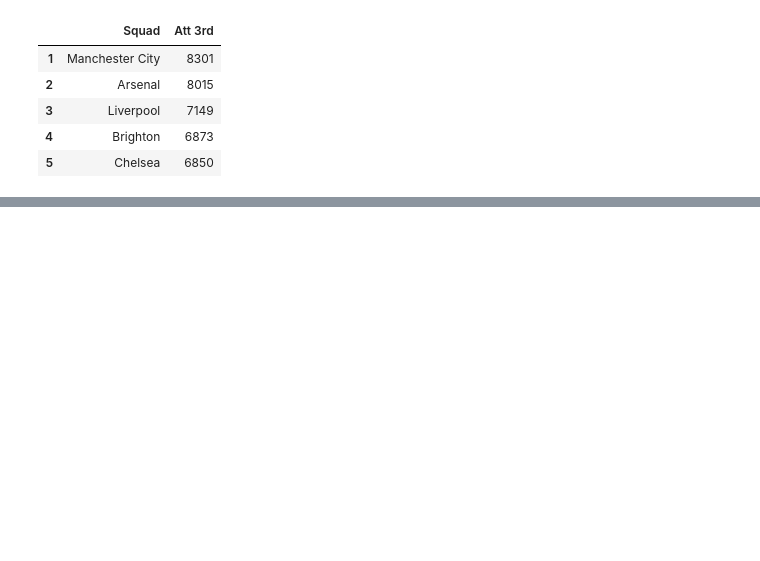
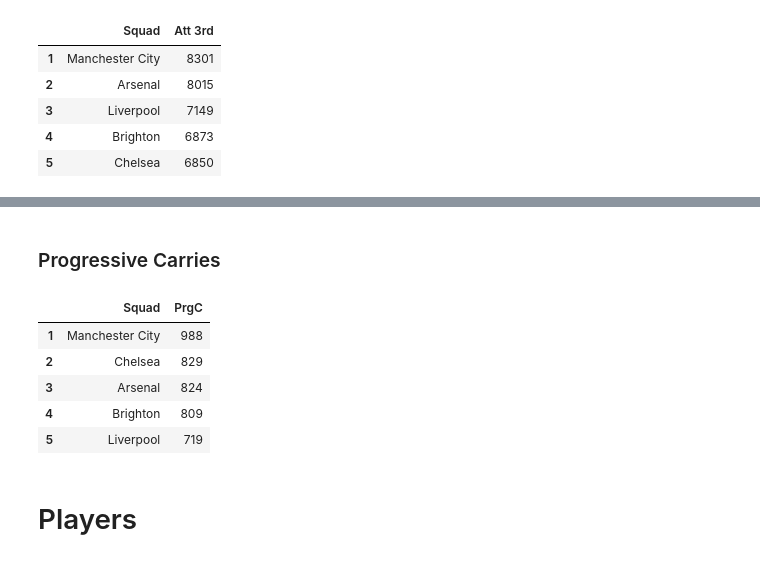
Before and after one commit to ayomidecole/Prem2022-23-data, a Jupyter notebook: prem_data_analysis.ipynb, the cells around one changed output, grey strips where cells are left out. Cells and saved outputs as stored; diff of their text form; code cells hidden in the pictures; blank space fills up the shorter version.

```diff
--- a/prem_data_analysis.ipynb
+++ b/prem_data_analysis.ipynb
@@ -318,0 +336,15 @@ att3rd_possesion.loc[:5, ['Squad', 'Att 3rd']]
+# %% [markdown]
+### Progressive Carries
+# %%
+progressive_carries = possession.sort_values(by='PrgC', ascending=False).reset_index(drop=True)
+progressive_carries.index = progressive_carries.index + 1
+progressive_carries.loc[:5, ['Squad', 'PrgC']]
+# %% [output]
+|  | Squad | PrgC |
+| 1 | Manchester City | 988 |
+| 2 | Chelsea | 829 |
+| 3 | Arsenal | 824 |
+| 4 | Brighton | 809 |
+| 5 | Liverpool | 719 |
+# %% [markdown]
+# Players
```
Also changed, not shown: parts of 5 cells of this notebook.
